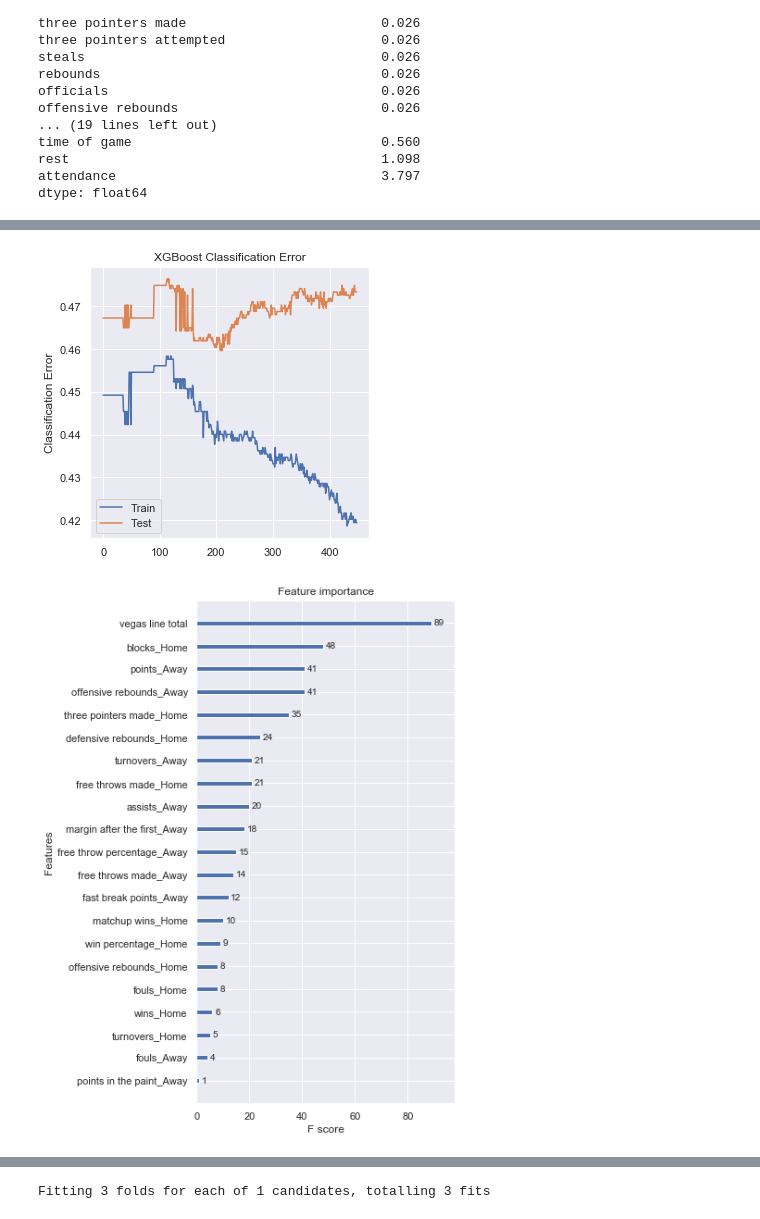
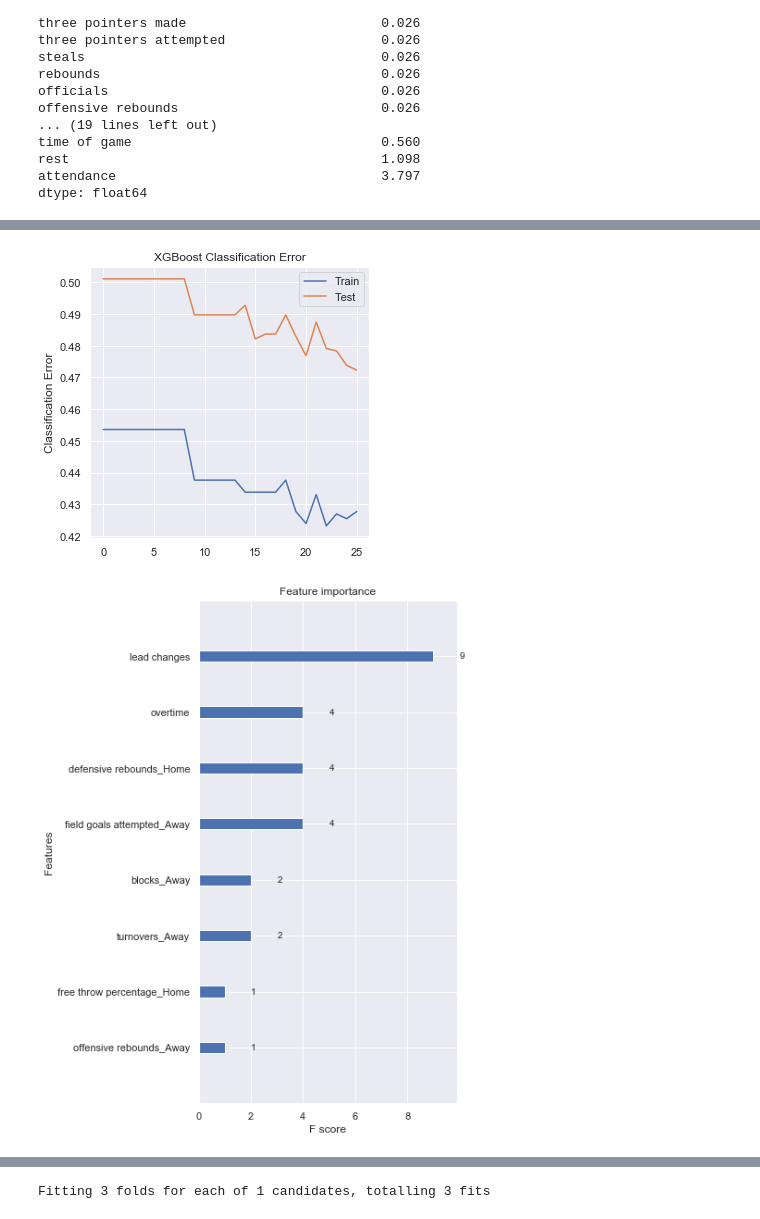
Before and after one commit to erdos2020nbaou/nba_ou_jam, a Jupyter notebook: NBA_Jam_Paul_V6.ipynb, the cells around one changed output, grey strips where cells are left out. Cells and saved outputs as stored; diff of their text form; code cells hidden in the pictures.

```diff
--- a/NBA_Jam_Paul_V6.ipynb
+++ b/NBA_Jam_Paul_V6.ipynb
@@ -321,12 +368,13 @@ nbastats_ema_homeaway = nbastats_ema_homeaway.reset_index(drop=True)
 X_train = nbastats_ema_homeaway.copy()
 X_test = nbastats_ema_homeaway.copy()
 
+#elo is not available in >2014 and 2005 is a bunch of nan becuase it is the first season
 X_train_set = []
-for i in range(2006, 2020):
+for i in range(2006, 2015):
     X_train_set.append(X_train[X_train['season'] == i])
 
 X_test_set = []
-for i in range(2006, 2020):
+for i in range(2006, 2015):
     X_test_set.append(X_test[X_test['season'] == i])
 # %%
 #average up ingame/postgame stats by matchup in training set to apply to test set's matchups,
@@ -359,25 +407,29 @@ for i in range(2006, 2020):
 X_train = pd.concat(X_train_set, ignore_index=True)
 X_test = pd.concat(X_test_set, ignore_index=True)
 
-X_train_2016 = X_train[X_train['season']== 2016]
-X_test_2017 = X_test[X_test['season'] == 2017]
+X_train_2012 = X_train[X_train['season']== 2012]
+X_test_2013 = X_test[X_test['season'] == 2013]
 
-y_train_2016 = X_train_2016['o/u']
-y_test_2017 = X_test_2017['o/u']
+y_train_2012 = X_train_2012['o/u']
+y_test_2013 = X_test_2013['o/u']
 y_train = X_train['o/u']
 y_test = X_test['o/u']
 
-y_train_cont_2016 = X_train_2016['o/u margin']
-y_test_cont_2017 = X_test_2017['o/u margin']
+y_train_cont_2012 = X_train_2012['o/u margin']
+y_test_cont_2013 = X_test_2013['o/u margin']
 y_train_cont = X_train['o/u margin']
 y_test_cont = X_test['o/u margin']
 
-X_train_final = X_train[X_train['season']== 2017]
-X_test_final = X_test[X_test['season'] == 2018]
+X_train_final = X_train[X_train['season']== 2013]
+X_test_final = X_test[X_test['season'] == 2014]
 
 y_train_final = X_train_final['o/u']
 y_test_final = X_test_final['o/u']
 y_test_cont_final = X_test_final['o/u margin']
+
+#2012- train
+#2013 - validation
+#2014 - test
 # %%
 #X_train_2017.to_csv('NBA2017.csv', index=False)
 # %%
@@ -408,8 +478,8 @@ droplist = ['o/u margin', 'o/u margin class', 'o/u', 'vegas line_Away', 'margin
 X_train = X_train.drop(droplist, axis=1, errors='ignore')
 X_test = X_test.drop(droplist, axis=1, errors='ignore')
 
-X_train_2016 = X_train_2016.drop(droplist, axis=1, errors='ignore')
-X_test_2017 = X_test_2017.drop(droplist, axis=1, errors='ignore')
+X_train_2012 = X_train_2012.drop(droplist, axis=1, errors='ignore')
+X_test_2013 = X_test_2013.drop(droplist, axis=1, errors='ignore')
 
 X_train_final = X_train_final.drop(droplist, axis=1, errors='ignore')
 X_test_final = X_test_final.drop(droplist, axis=1, errors='ignore')
@@ -417,8 +487,8 @@ X_test_final = X_test_final.drop(droplist, axis=1, errors='ignore')
 X_train_num = X_train.select_dtypes('number')
 X_test_num = X_test.select_dtypes('number')
 
-X_train_2016_num = X_train_2016.select_dtypes('number')
-X_test_2017_num = X_test_2017.select_dtypes('number')
+X_train_2012_num = X_train_2012.select_dtypes('number')
+X_test_2013_num = X_test_2013.select_dtypes('number')
 
 X_train_final_num = X_train_final.select_dtypes('number')
 X_test_final_num = X_test_final.select_dtypes('number')
@@ -434,13 +504,13 @@ X_test_2017_scaled = pd.DataFrame(scaler.fit_transform(X_test_2017_num), columns
 X_test_final_scaled = pd.DataFrame(scaler.fit_transform(X_test_final_num),
                                    columns = X_test_final_num.columns)
 # %%
-model = xgb.XGBClassifier(seed=968, eta=.02, n_estimators=1000, min_child_weight=1,
+model = xgb.XGBClassifier(seed=968, eta=.1, n_estimators=10000, min_child_weight=1,
                           max_depth=1, subsample=1, cosample_bytree=1, reg_lambda=10,
                           reg_alpha=10)
 evals_result ={}
-eval_s = [(X_train_2016_num, y_train_2016),(X_test_2017_num, y_test_2017)]
-model.fit(X_train_2016_num, y_train_2016, eval_metric=["error", "logloss"],
-          early_stopping_rounds=100, eval_set=eval_s, verbose=False)
+eval_s = [(X_train_2012_num, y_train_2012),(X_test_2013_num, y_test_2013)]
+model.fit(X_train_2012_num, y_train_2012, eval_metric=["error", "logloss"],
+          early_stopping_rounds=10, eval_set=eval_s, verbose=False)
 
 # make predictions for test data
 y_pred = model.predict(X_test_final_num)
@@ -491,5 +561,5 @@ Accuracy: 51.60%
-[figure, old version]
+[figure, new version]
-[figure, old version]
+[figure, new version]
 # %%
 def algorithm_pipeline(X_train_data, X_test_data, y_train_data, y_test_data,
                        model, param_grid, cv, scoring_fit,
```
Also changed, not shown: parts of 29 cells of this notebook, 5 other files.
